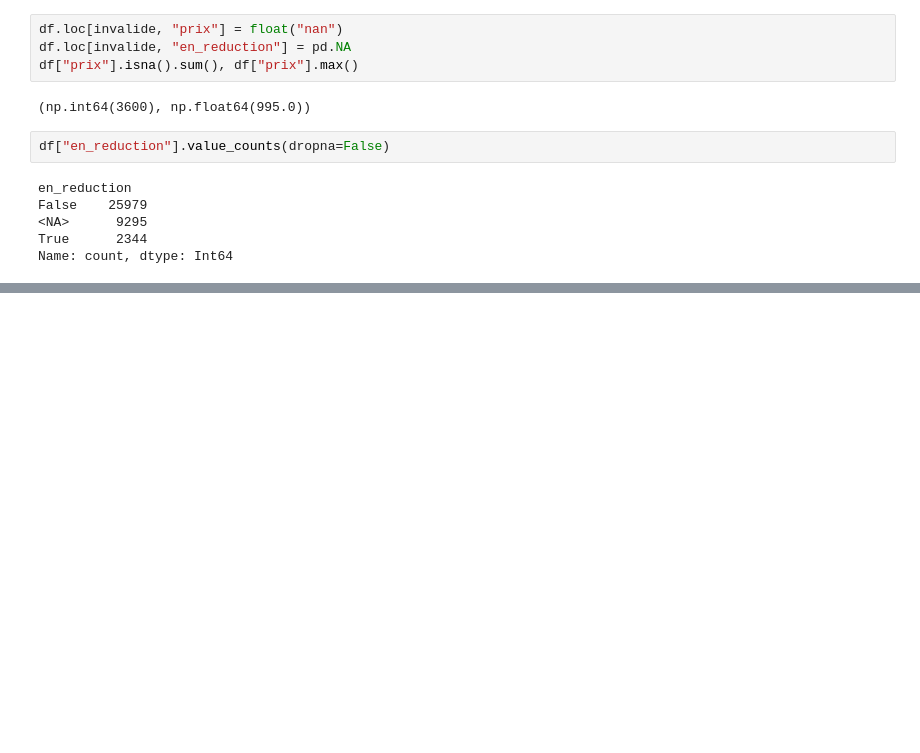
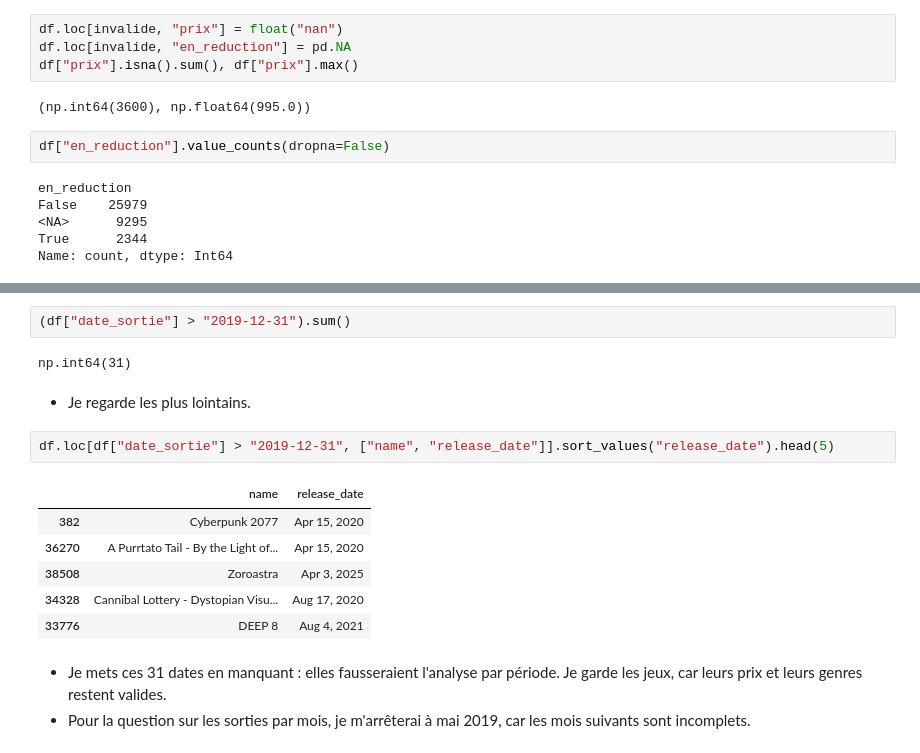
Before and after one commit to Dylan-For-AI/projet-analyse-video-games, a Jupyter notebook: notebooks/02_nettoyage.ipynb, the cells around one changed output, grey strips where cells are left out. Saved outputs shown, nothing was run; the diff lists cells and outputs as text; blank space fills up the shorter version.

Commit message:
Notebook 02 : dates futures et fichier propre

```diff
--- a/notebooks/02_nettoyage.ipynb
+++ b/notebooks/02_nettoyage.ipynb
@@ -386,0 +392,18 @@ Name: count, dtype: Int64
+# %%
+(df["date_sortie"] > "2019-12-31").sum()
+# %% [output]
+np.int64(31)
+# %% [markdown]
+- Je regarde les plus lointains.
+# %%
+df.loc[df["date_sortie"] > "2019-12-31", ["name", "release_date"]].sort_values("release_date").head(5)
+# %% [output]
+|  | name | release_date |
+| 382 | Cyberpunk 2077 | Apr 15, 2020 |
+| 36270 | A Purrtato Tail - By the Light of... | Apr 15, 2020 |
+| 38508 | Zoroastra | Apr 3, 2025 |
+| 34328 | Cannibal Lottery - Dystopian Visu... | Aug 17, 2020 |
+| 33776 | DEEP 8 | Aug 4, 2021 |
+# %% [markdown]
+- Je mets ces 31 dates en manquant : elles fausseraient l'analyse par période. Je garde les jeux, car leurs prix et leurs genres restent valides.
+- Pour la question sur les sorties par mois, je m'arrêterai à mai 2019, car les mois suivants sont incomplets.
```
Also changed, not shown: parts of 11 cells of this notebook, 1 other file.
